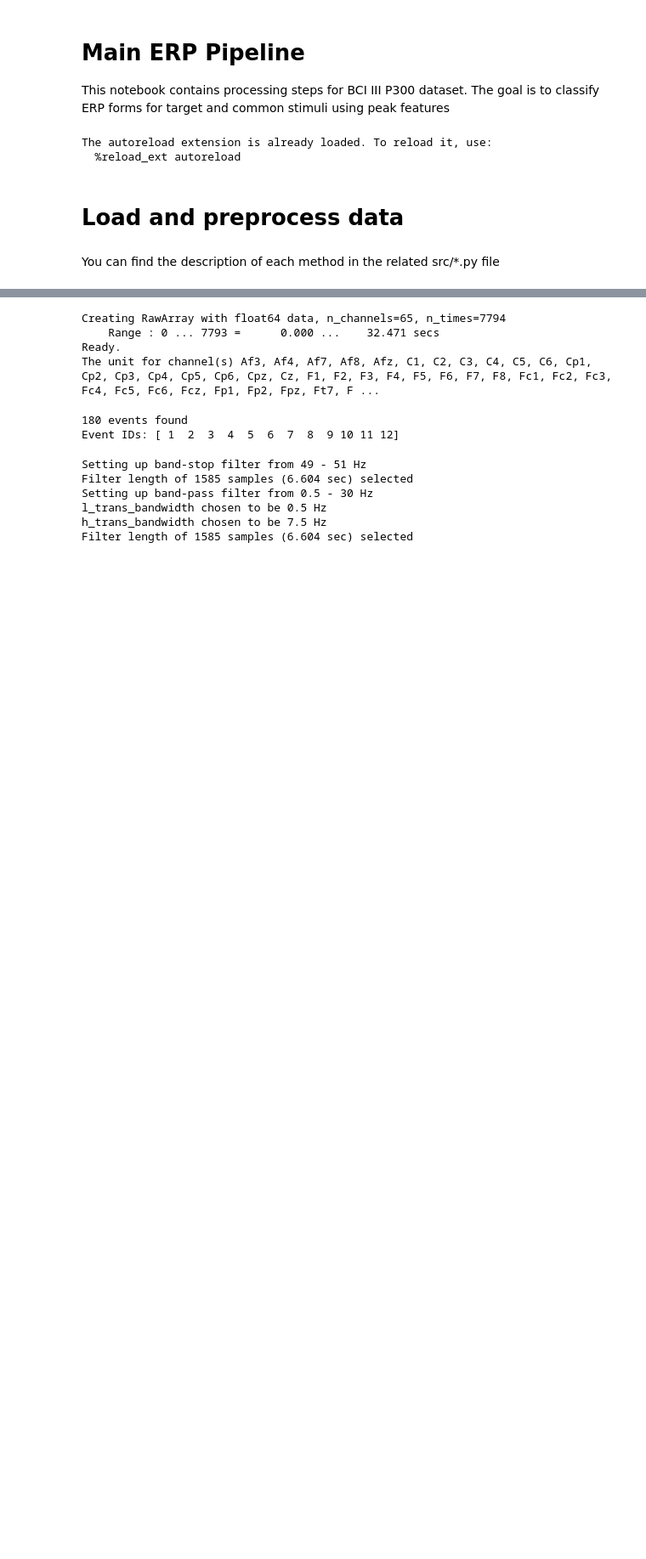
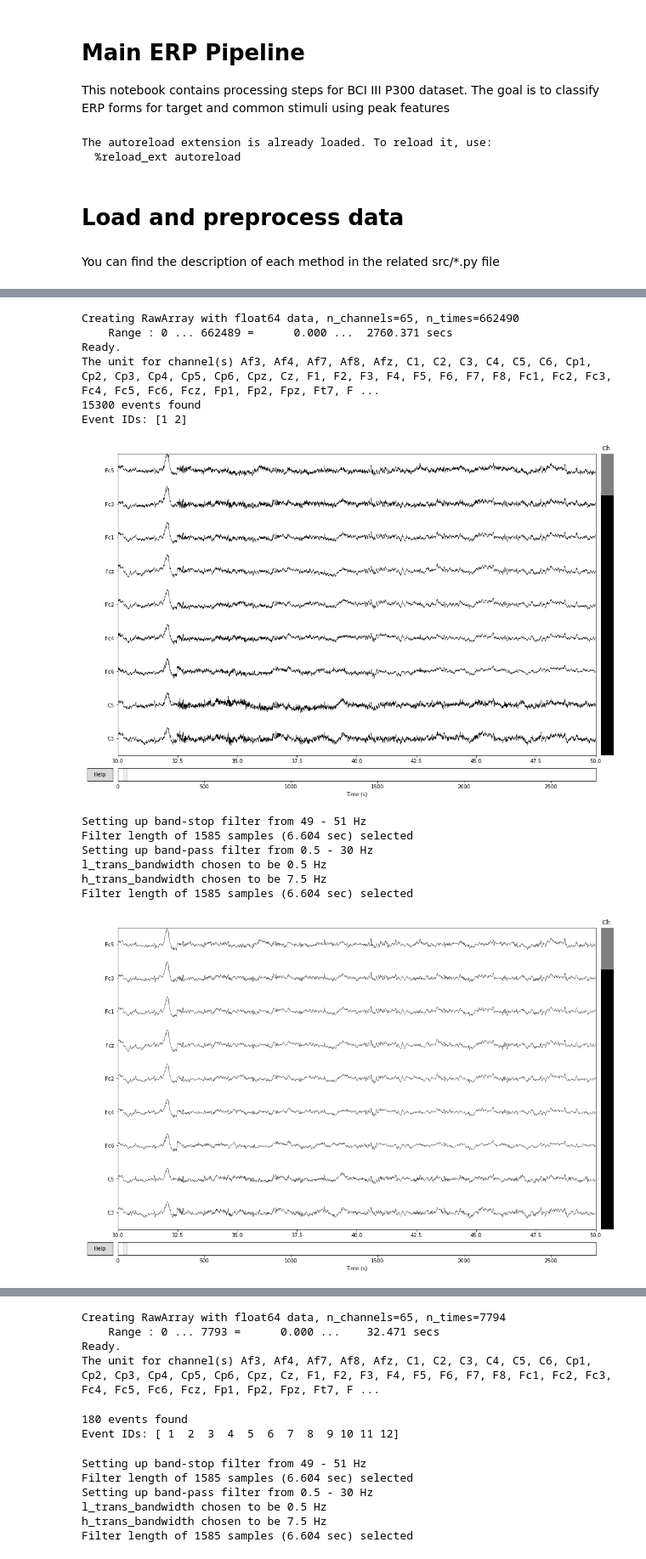
Before and after one commit to snail-fuji/p300-eda, a Jupyter notebook: notebooks/p300-pipeline.ipynb, the cells around one changed output, grey strips where cells are left out. Shown at 85% size. Saved outputs shown, nothing was run; the diff lists cells and outputs as text; code cells hidden in the pictures; blank space fills up the shorter version.

```diff
--- a/notebooks/p300-pipeline.ipynb
+++ b/notebooks/p300-pipeline.ipynb
@@ -25,6 +25,6 @@ import matplotlib.pyplot as plt
 # %% [markdown]
 You can find the description of each method in the related src/*.py file
 # %%
-good_subject = "Subject_B_Train"
+good_subject = "Subject_A_Train"
 # %%
 sessions_df, characters = load_data(good_subject)
@@ -30,0 +38,17 @@ sessions_df, characters = load_data(good_subject)
+# %%
+epochs = process_signal(sessions_df)
+# %% [output]
+Creating RawArray with float64 data, n_channels=65, n_times=662490
+    Range : 0 ... 662489 =      0.000 ...  2760.371 secs
+Ready.
+The unit for channel(s) Af3, Af4, Af7, Af8, Afz, C1, C2, C3, C4, C5, C6, Cp1, Cp2, Cp3, Cp4, Cp5, Cp6, Cpz, Cz, F1, F2, F3, F4, F5, F6, F7, F8, Fc1, Fc2, Fc3, Fc4, Fc5, Fc6, Fcz, Fp1, Fp2, Fpz, Ft7, F ...
+15300 events found
+Event IDs: [1 2]
+[figure, added]
+Setting up band-stop filter from 49 - 51 Hz
+Filter length of 1585 samples (6.604 sec) selected
+Setting up band-pass filter from 0.5 - 30 Hz
+l_trans_bandwidth chosen to be 0.5 Hz
+h_trans_bandwidth chosen to be 7.5 Hz
+Filter length of 1585 samples (6.604 sec) selected
+[figure, added]
```
Also changed, not shown: parts of 28 cells of this notebook, 5 other files.
